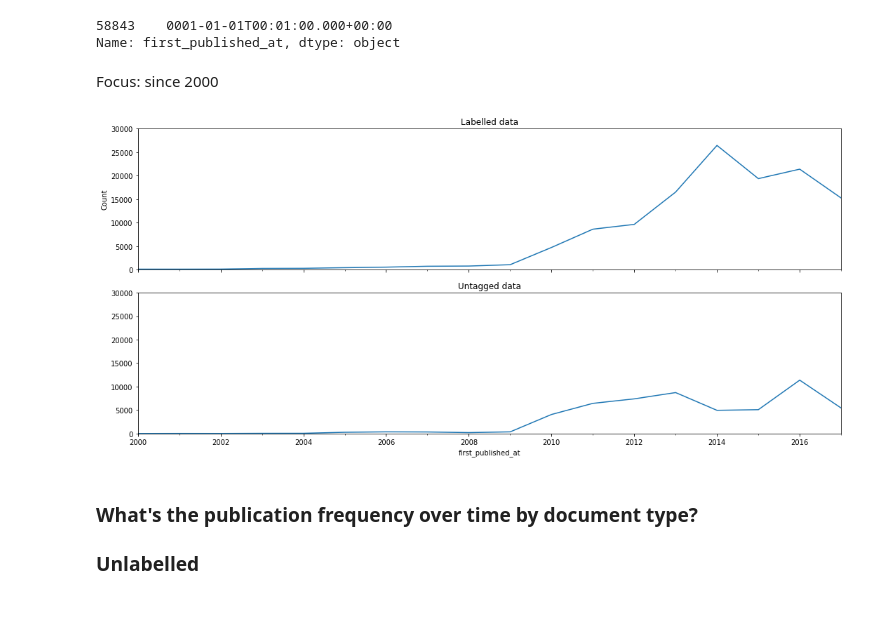
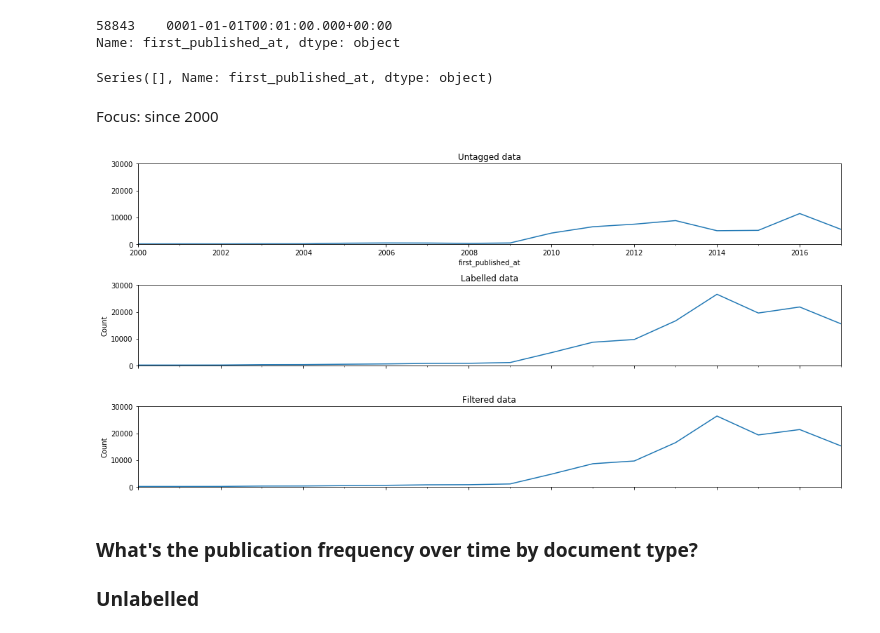
Before and after one commit to alphagov/govuk-taxonomy-supervised-learning, a Jupyter notebook: python/notebooks/EDA-Document-type.ipynb, the cells around one changed output. Drawn from its saved outputs; the diff is of its cells as text; code cells hidden in the pictures.

Commit message:
Add labelled data * Develop a document type distribuion over time graph for labelled compared to filtered and untagged

```diff
--- a/python/notebooks/EDA-Document-type.ipynb
+++ b/python/notebooks/EDA-Document-type.ipynb
@@ -111,28 +111,53 @@ singlelabel.index = singlelabel['first_published_at']
 # %% [output]
 58843    0001-01-01T00:01:00.000+00:00
 Name: first_published_at, dtype: object
+# %%
+l_singlelabel = labelled.drop_duplicates('content_id').reset_index(drop=True)
+
+
+l_singlelabel['first_published_at'] = l_singlelabel['first_published_at'].str.replace('0001-01-01', '2001-01-01')
+
+print(l_singlelabel['first_published_at'][l_singlelabel['first_published_at'].str.contains('0001-01-01', na=False)])
+
+l_singlelabel.drop(l_singlelabel.index[[58843]], inplace=True)
+l_singlelabel['first_published_at'] = pd.to_datetime(l_singlelabel['first_published_at'])
+l_singlelabel.index = l_singlelabel['first_published_at']
+# %% [output]
+Series([], Name: first_published_at, dtype: object)
 # %% [markdown]
 Focus: since 2000
 # %%
 fig = plt.figure(figsize=(15, 7))
-plt.subplot(2, 1, 1)
-lab=singlelabel['first_published_at'].resample('Y').count().plot()
+
+plt.subplot(3, 1, 1)
+plt.title('Untagged data')
+unlab = untagged['first_published_at'].resample('Y').count().plot()
+unlab.set_xlim(pd.Timestamp('2000-12-31'), pd.Timestamp('2017-12-31'))
+unlab.set_ylim([0, 30000])
+
+
+plt.subplot(3, 1, 2)
+lab=l_singlelabel['first_published_at'].resample('Y').count().plot()
 lab.set_xlim(pd.Timestamp('2000-12-31'), pd.Timestamp('2017-12-31'))
 plt.title('Labelled data')
 plt.ylabel('Count')
 lab.set_ylim([0, 30000])
 lab.axes.get_xaxis().set_ticklabels([])
 lab.set_xlabel('')
 
-plt.subplot(2, 1, 2)
-plt.title('Untagged data')
-unlab = untagged['first_published_at'].resample('Y').count().plot()
-unlab.set_xlim(pd.Timestamp('2000-12-31'), pd.Timestamp('2017-12-31'))
-unlab.set_ylim([0, 30000])
+
+plt.subplot(3, 1, 3)
+lab=f_singlelabel['first_published_at'].resample('Y').count().plot()
+lab.set_xlim(pd.Timestamp('2000-12-31'), pd.Timestamp('2017-12-31'))
+plt.title('Filtered data')
+plt.ylabel('Count')
+lab.set_ylim([0, 30000])
+lab.axes.get_xaxis().set_ticklabels([])
+lab.set_xlabel('')
 
 fig.tight_layout()
 # %% [output]
-[figure, old version]
+[figure, new version]
 # %% [markdown]
 ### What's the publication frequency over time by document type?
 ### Unlabelled
```
Also changed, not shown: parts of 14 cells of this notebook, 1 other file.
